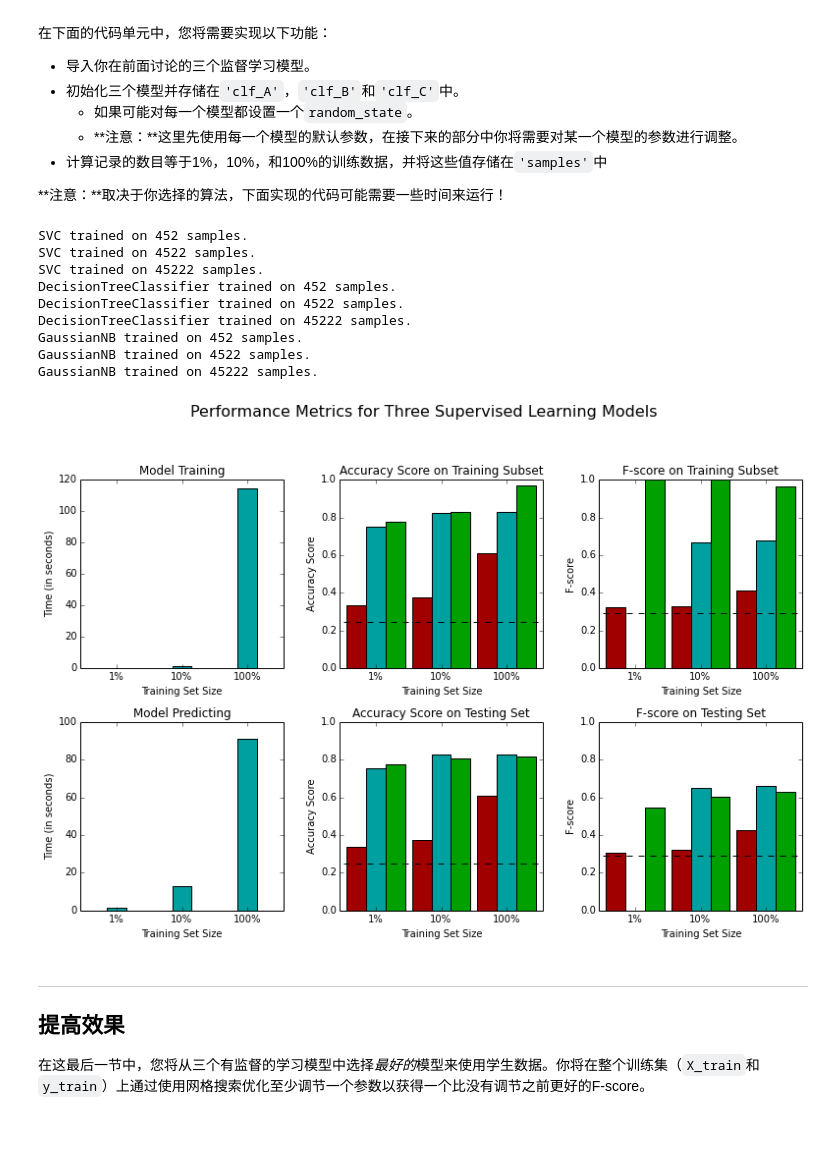
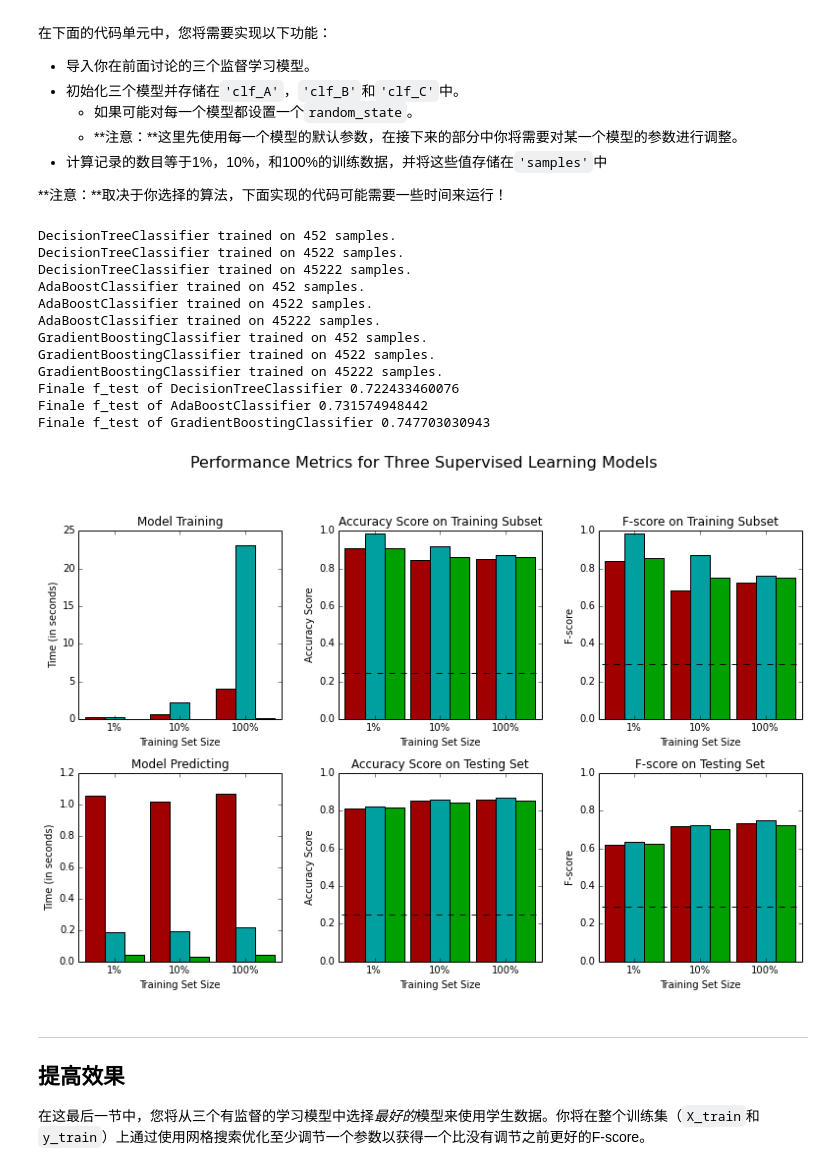
Before and after one commit to mshijie/finding_donors, a Jupyter notebook: finding_donors.ipynb, the cells around one changed output. Cells and saved outputs as stored; diff of their text form; code cells hidden in the pictures; blank space fills up the shorter version.

```diff
--- a/finding_donors.ipynb
+++ b/finding_donors.ipynb
@@ -301,42 +409,45 @@ def train_predict(learner, sample_size, X_train, y_train, X_test, y_test):
 **注意：**取决于你选择的算法，下面实现的代码可能需要一些时间来运行！
 # %%
 # TODO：从sklearn中导入三个监督学习模型
-from sklearn.svm import SVC
 from sklearn.tree import DecisionTreeClassifier
-from sklearn.naive_bayes import GaussianNB
+from sklearn.ensemble import AdaBoostClassifier
+from sklearn.ensemble import GradientBoostingClassifier
 
 # TODO：初始化三个模型
-clf_A = SVC(random_state=0)
-clf_B = DecisionTreeClassifier(random_state=0)
-clf_C = GaussianNB()
+clf_A = DecisionTreeClassifier(random_state=0, max_depth=6)
+clf_B = AdaBoostClassifier(n_estimators=100, random_state=0)
+clf_C = GradientBoostingClassifier(n_estimators=100, max_depth=5, random_state=0)
 
 # TODO：计算1%， 10%， 100%的训练数据分别对应多少点
 samples_1 = int(n_records * 0.01)
 samples_10 = int(n_records * 0.1)
 samples_100 = int(n_records)
 
 # 收集学习器的结果
 results = {}
 for clf in [clf_A, clf_B, clf_C]:
     clf_name = clf.__class__.__name__
     results[clf_name] = {}
     for i, samples in enumerate([samples_1, samples_10, samples_100]):
         results[clf_name][i] = \
         train_predict(clf, samples, X_train, y_train, X_test, y_test)
 
 # 对选择的三个模型得到的评价结果进行可视化
 vs.evaluate(results, accuracy, fscore)
 # %% [output]
-SVC trained on 452 samples.
-SVC trained on 4522 samples.
-SVC trained on 45222 samples.
 DecisionTreeClassifier trained on 452 samples.
 DecisionTreeClassifier trained on 4522 samples.
 DecisionTreeClassifier trained on 45222 samples.
-GaussianNB trained on 452 samples.
-GaussianNB trained on 4522 samples.
-GaussianNB trained on 45222 samples.
+AdaBoostClassifier trained on 452 samples.
+AdaBoostClassifier trained on 4522 samples.
+AdaBoostClassifier trained on 45222 samples.
+GradientBoostingClassifier trained on 452 samples.
+GradientBoostingClassifier trained on 4522 samples.
+GradientBoostingClassifier trained on 45222 samples.
+Finale f_test of DecisionTreeClassifier 0.722433460076
+Finale f_test of AdaBoostClassifier 0.731574948442
+Finale f_test of GradientBoostingClassifier 0.747703030943
-[figure, old version]
+[figure, new version]
 # %% [markdown]
 ----
 ## 提高效果
```
Also changed, not shown: parts of 22 cells of this notebook, 1 other file.
